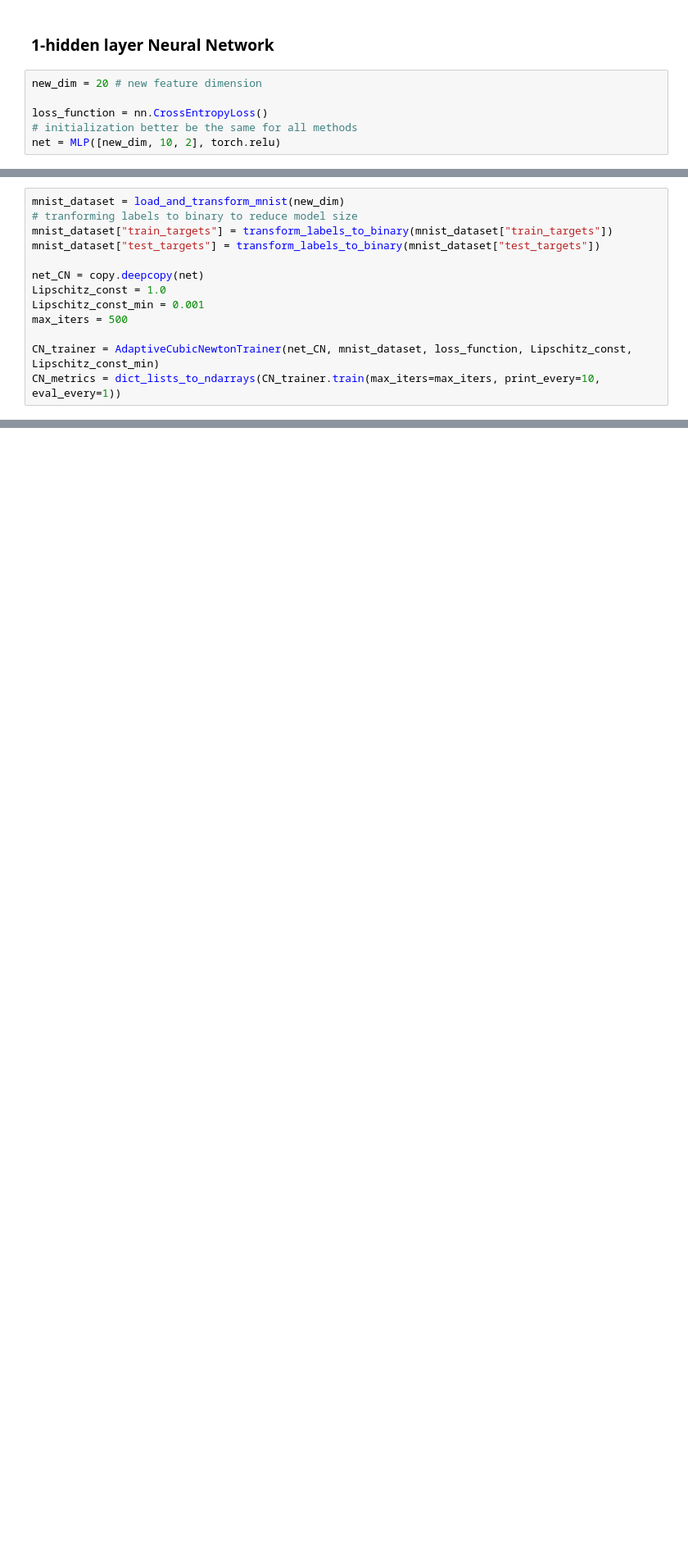
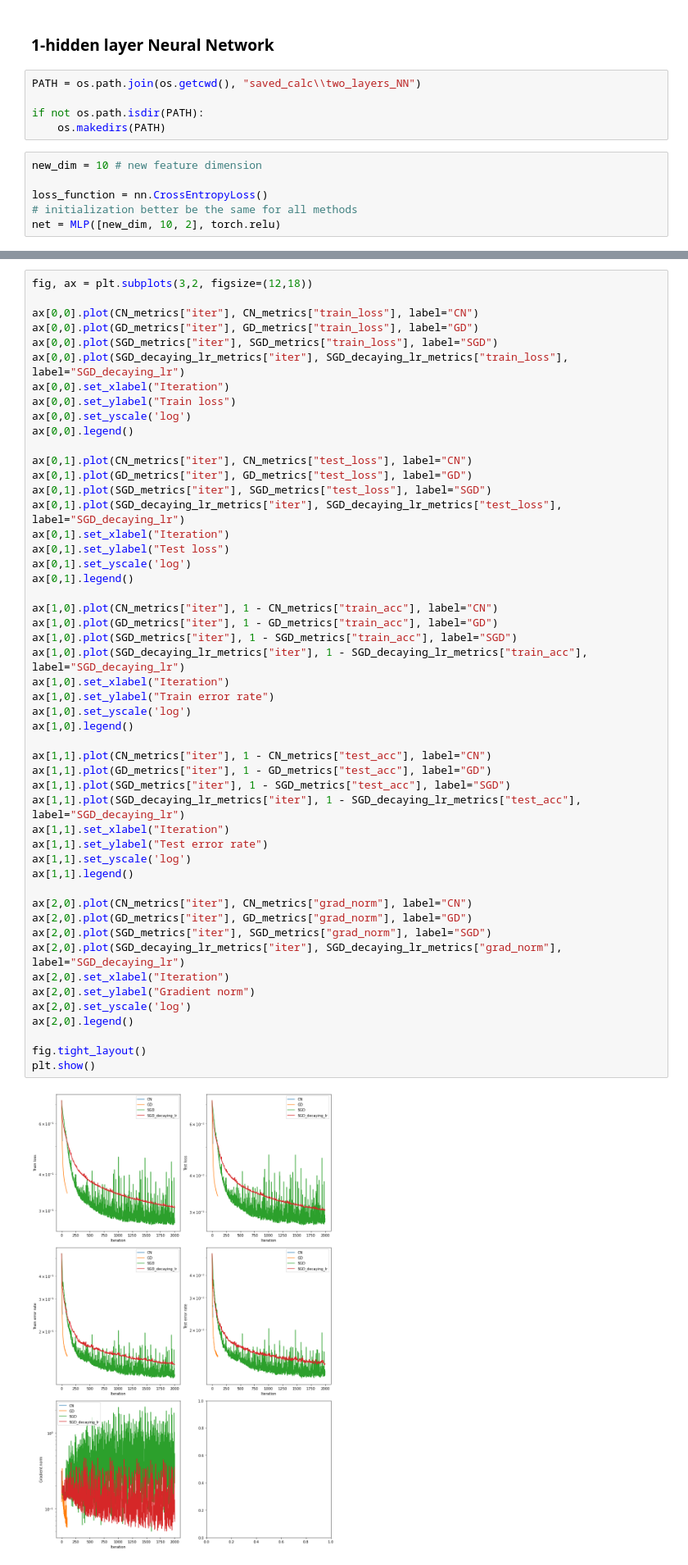
Before and after one commit to DenisPushkin/Cubic_Newton, a Jupyter notebook: mnist_experiments.ipynb, the cells around one changed output, grey strips where cells are left out. Shown at 82% size. Saved outputs shown, nothing was run; the diff lists cells and outputs as text; blank space fills up the shorter version.

Commit message:
added lr decay in sgd

```diff
--- a/mnist_experiments.ipynb
+++ b/mnist_experiments.ipynb
@@ -505,7 +626,12 @@ plt.show()
 # %% [markdown]
 ### 1-hidden layer Neural Network
+# %%
+PATH = os.path.join(os.getcwd(), "saved_calc\\two_layers_NN")
+
+if not os.path.isdir(PATH):
+    os.makedirs(PATH)
 # %%
-new_dim = 20 # new feature dimension
+new_dim = 10 # new feature dimension
 
 loss_function = nn.CrossEntropyLoss()
 # initialization better be the same for all methods
@@ -578,13 +695,0 @@ GD_metrics = dict_lists_to_ndarrays(GD_trainer.train(max_iters=max_iters, print_
-# %%
-mnist_dataset = load_and_transform_mnist(new_dim)
-# tranforming labels to binary to reduce model size
-mnist_dataset["train_targets"] = transform_labels_to_binary(mnist_dataset["train_targets"])
-mnist_dataset["test_targets"] = transform_labels_to_binary(mnist_dataset["test_targets"])
-
-net_CN = copy.deepcopy(net)
-Lipschitz_const = 1.0
-Lipschitz_const_min = 0.001
-max_iters = 500
-
-CN_trainer = AdaptiveCubicNewtonTrainer(net_CN, mnist_dataset, loss_function, Lipschitz_const, Lipschitz_const_min)
-CN_metrics = dict_lists_to_ndarrays(CN_trainer.train(max_iters=max_iters, print_every=10, eval_every=1))
@@ -609,3 +848,55 @@ CN_metrics = dict_lists_to_ndarrays(CN_trainer.train(max_iters=max_iters, print_
+# %%
+fig, ax = plt.subplots(3,2, figsize=(12,18))
+
+ax[0,0].plot(CN_metrics["iter"], CN_metrics["train_loss"], label="CN")
+ax[0,0].plot(GD_metrics["iter"], GD_metrics["train_loss"], label="GD")
+ax[0,0].plot(SGD_metrics["iter"], SGD_metrics["train_loss"], label="SGD")
+ax[0,0].plot(SGD_decaying_lr_metrics["iter"], SGD_decaying_lr_metrics["train_loss"], label="SGD_decaying_lr")
+ax[0,0].set_xlabel("Iteration")
+ax[0,0].set_ylabel("Train loss")
+ax[0,0].set_yscale('log')
+ax[0,0].legend()
+
+ax[0,1].plot(CN_metrics["iter"], CN_metrics["test_loss"], label="CN")
+ax[0,1].plot(GD_metrics["iter"], GD_metrics["test_loss"], label="GD")
+ax[0,1].plot(SGD_metrics["iter"], SGD_metrics["test_loss"], label="SGD")
+ax[0,1].plot(SGD_decaying_lr_metrics["iter"], SGD_decaying_lr_metrics["test_loss"], label="SGD_decaying_lr")
+ax[0,1].set_xlabel("Iteration")
+ax[0,1].set_ylabel("Test loss")
+ax[0,1].set_yscale('log')
+ax[0,1].legend()
+
+ax[1,0].plot(CN_metrics["iter"], 1 - CN_metrics["train_acc"], label="CN")
+ax[1,0].plot(GD_metrics["iter"], 1 - GD_metrics["train_acc"], label="GD")
+ax[1,0].plot(SGD_metrics["iter"], 1 - SGD_metrics["train_acc"], label="SGD")
+ax[1,0].plot(SGD_decaying_lr_metrics["iter"], 1 - SGD_decaying_lr_metrics["train_acc"], label="SGD_decaying_lr")
+ax[1,0].set_xlabel("Iteration")
+ax[1,0].set_ylabel("Train error rate")
+ax[1,0].set_yscale('log')
+ax[1,0].legend()
+
+ax[1,1].plot(CN_metrics["iter"], 1 - CN_metrics["test_acc"], label="CN")
+ax[1,1].plot(GD_metrics["iter"], 1 - GD_metrics["test_acc"], label="GD")
+ax[1,1].plot(SGD_metrics["iter"], 1 - SGD_metrics["test_acc"], label="SGD")
+ax[1,1].plot(SGD_decaying_lr_metrics["iter"], 1 - SGD_decaying_lr_metrics["test_acc"], label="SGD_decaying_lr")
+ax[1,1].set_xlabel("Iteration")
+ax[1,1].set_ylabel("Test error rate")
+ax[1,1].set_yscale('log')
+ax[1,1].legend()
+
+ax[2,0].plot(CN_metrics["iter"], CN_metrics["grad_norm"], label="CN")
+ax[2,0].plot(GD_metrics["iter"], GD_metrics["grad_norm"], label="GD")
+ax[2,0].plot(SGD_metrics["iter"], SGD_metrics["grad_norm"], label="SGD")
+ax[2,0].plot(SGD_decaying_lr_metrics["iter"], SGD_decaying_lr_metrics["grad_norm"], label="SGD_decaying_lr")
+ax[2,0].set_xlabel("Iteration")
+ax[2,0].set_ylabel("Gradient norm")
+ax[2,0].set_yscale('log')
+ax[2,0].legend()
+
+fig.tight_layout()
+plt.show()
+# %% [output]
+[figure, added]
 # %%
 fig, ax = plt.subplots(3,2, figsize=(12,18))
 
```
Also changed, not shown: parts of 28 cells of this notebook.
